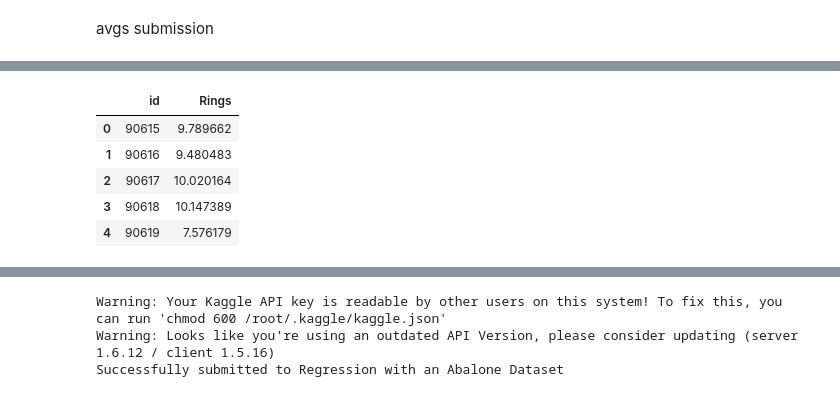
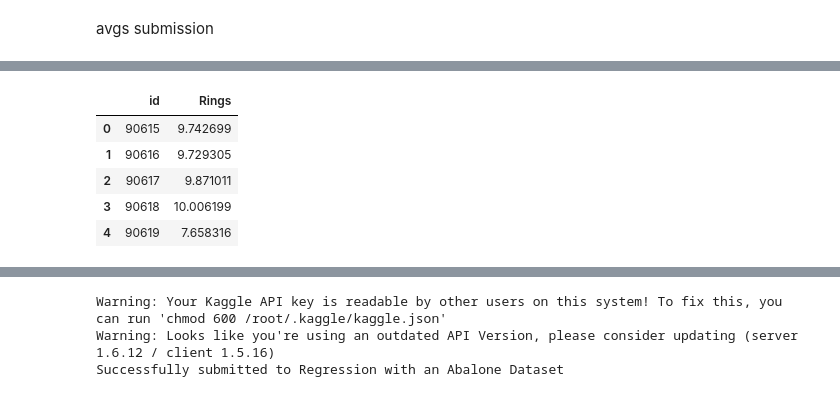
Before and after one commit to rubanzasilva/abalone_age_prediction, a Jupyter notebook: ps_s04e04_fastai_exp1.ipynb, the cells around one changed output, grey strips where cells are left out. Cells and saved outputs as stored; diff of their text form; code cells hidden in the pictures.

```diff
--- a/ps_s04e04_fastai_exp1.ipynb
+++ b/ps_s04e04_fastai_exp1.ipynb
@@ -707,3 +728,6 @@ lgb_xgb = (xgb_preds + lgb_preds)/2
 lgb_xgb
 # %% [output]
 tensor([ 9.7897,  9.4805, 10.0202,  ..., 12.4218, 12.8043,  8.6446])
+# %%
+avgs_all = (xgb_preds + lgb_preds + rf_preds + nn_preds_y)/4
+avgs_all
@@ -751,14 +784,14 @@ kaggle.json  sample_data
 # %%
 submit = pd.read_csv(path/'sample_submission.csv')
-submit['Rings'] = lgb_xgb
+submit['Rings'] = avgs_all
 submit.head()
 # %% [output]
 |  | id | Rings |
-| 0 | 90615 | 9.789662 |
-| 1 | 90616 | 9.480483 |
-| 2 | 90617 | 10.020164 |
-| 3 | 90618 | 10.147389 |
-| 4 | 90619 | 7.576179 |
+| 0 | 90615 | 9.742699 |
+| 1 | 90616 | 9.729305 |
+| 2 | 90617 | 9.871011 |
+| 3 | 90618 | 10.006199 |
+| 4 | 90619 | 7.658316 |
 # %%
 submit.to_csv('submission.csv', index=False)
 # %%
```
Also changed, not shown: parts of 22 cells of this notebook.
